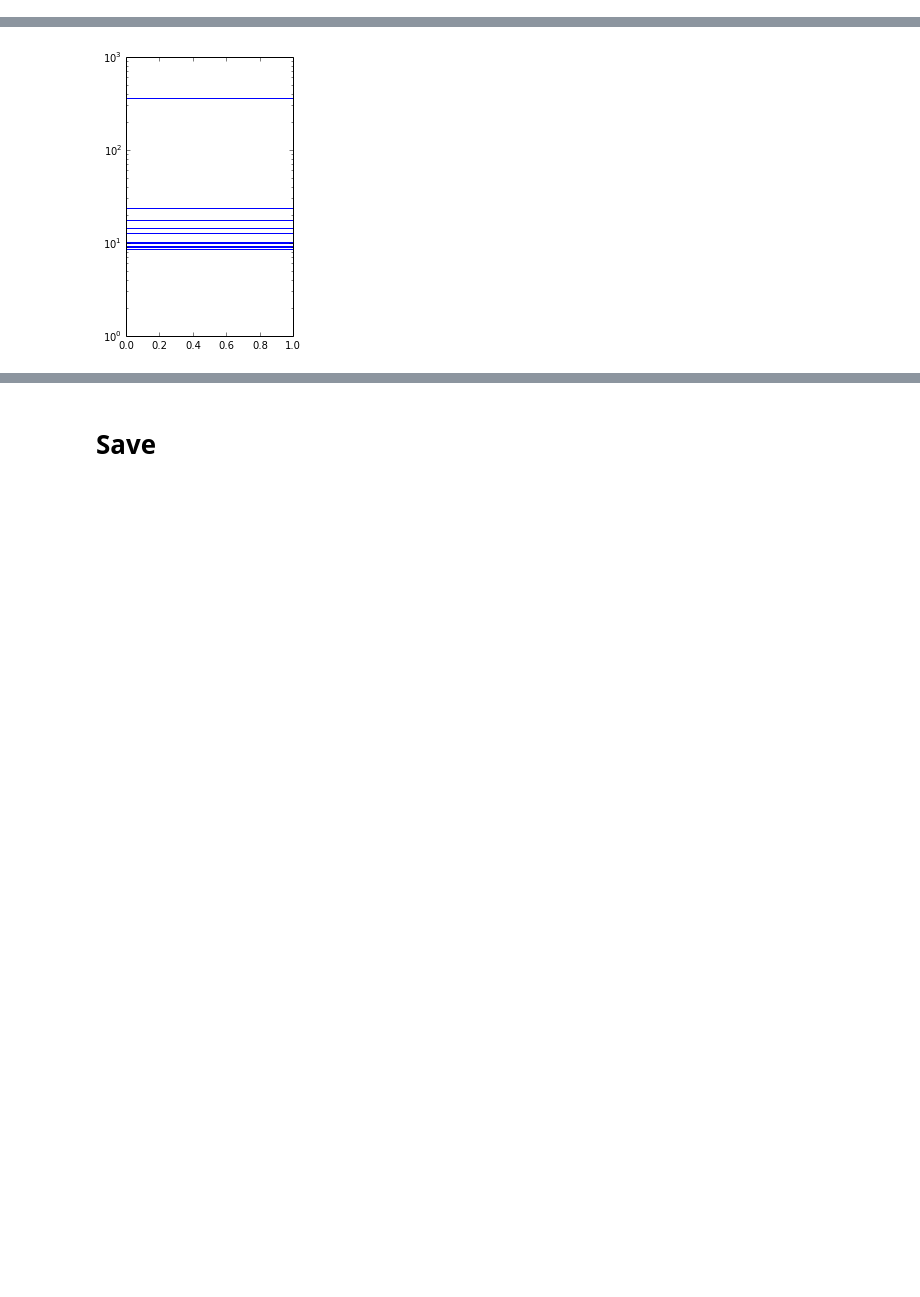
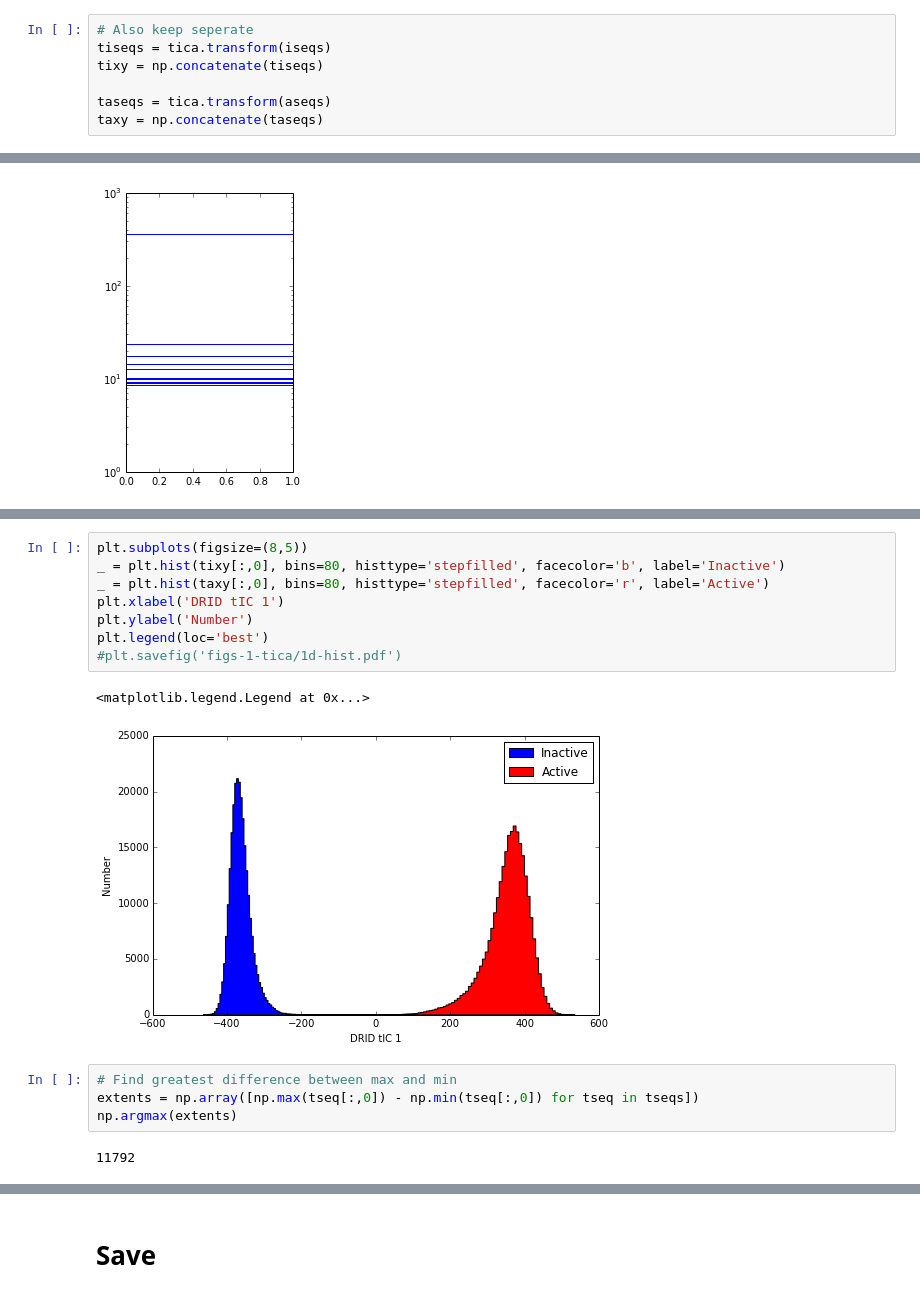
Before and after one commit to mpharrigan/wetmsm, a Jupyter notebook: ipython/gpcr/together/abspos/1-together_drid_tica.ipynb, the cells around one changed output, grey strips where cells are left out. Cells and saved outputs as stored; diff of their text form; blank space fills up the shorter version.

```diff
--- a/ipython/gpcr/together/abspos/1-together_drid_tica.ipynb
+++ b/ipython/gpcr/together/abspos/1-together_drid_tica.ipynb
@@ -32,6 +47,13 @@ tICA(gamma=0.05, lag_time=1, n_components=10, weighted_transform=True)
 # %%
 tseqs = tica.transform(seqs)
 txy = np.concatenate(tseqs)
+# %%
+# Also keep seperate
+tiseqs = tica.transform(iseqs)
+tixy = np.concatenate(tiseqs)
+
+taseqs = tica.transform(aseqs)
+taxy = np.concatenate(taseqs)
 # %% [markdown]
 # Visualize
 # %%
@@ -59 +87,18 @@ plt.plot(tseqs[17213][:,0], tseqs[17213][:,1], 'ro-', zorder=10)
+# %%
+plt.subplots(figsize=(8,5))
+_ = plt.hist(tixy[:,0], bins=80, histtype='stepfilled', facecolor='b', label='Inactive')
+_ = plt.hist(taxy[:,0], bins=80, histtype='stepfilled', facecolor='r', label='Active')
+plt.xlabel('DRID tIC 1')
+plt.ylabel('Number')
+plt.legend(loc='best')
+#plt.savefig('figs-1-tica/1d-hist.pdf')
+# %% [output]
+<matplotlib.legend.Legend at 0x...>
+[figure, added]
+# %%
+# Find greatest difference between max and min
+extents = np.array([np.max(tseq[:,0]) - np.min(tseq[:,0]) for tseq in tseqs])
+np.argmax(extents)
+# %% [output]
+11792
 # %%
```
Also changed, not shown: parts of 13 cells of this notebook, 10 other files.
